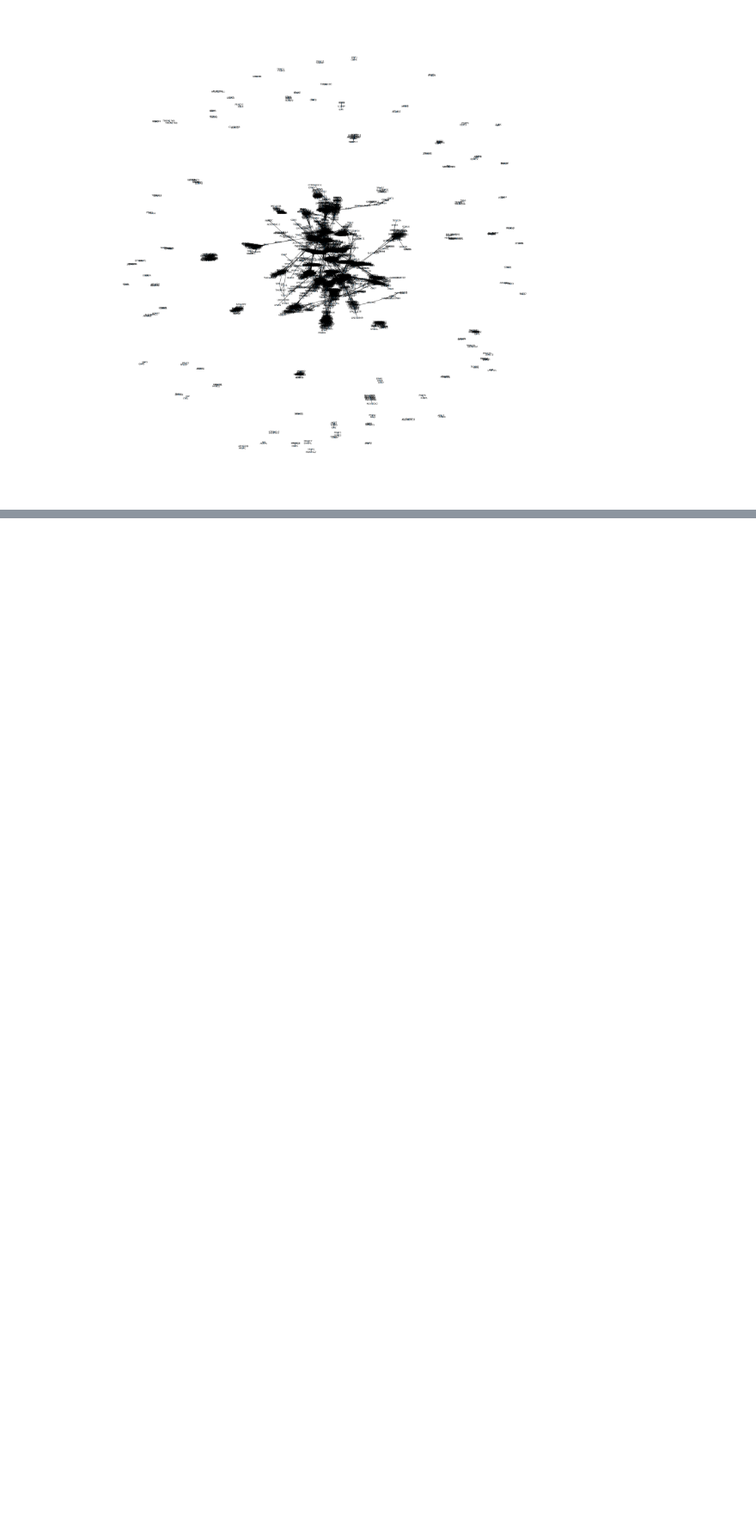
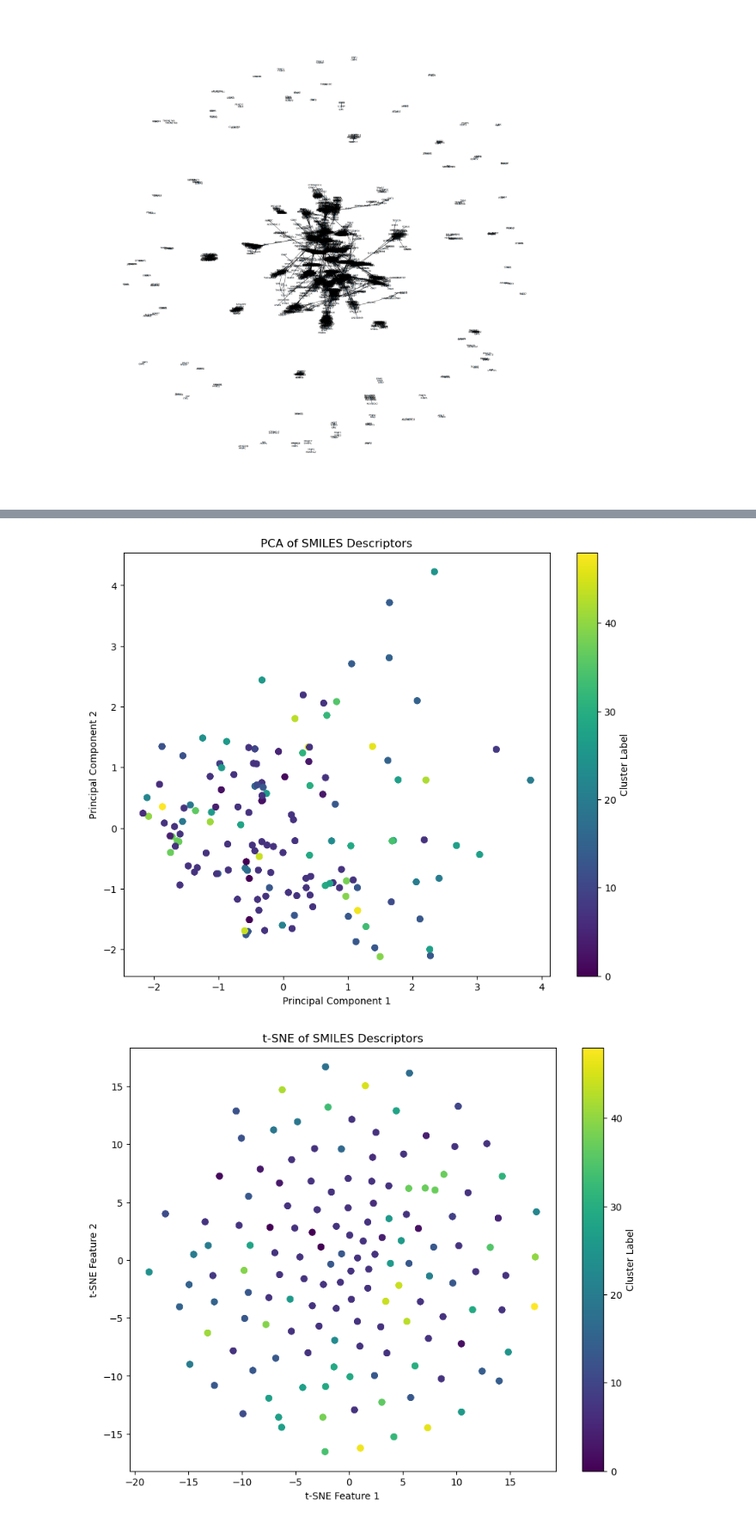
Before and after one commit to F-Sossi/CSS581_Group8_Project_Cell_Pertubations, a Jupyter notebook: Data_exploration.ipynb, the cells around one changed output, grey strips where cells are left out. Shown at 86% size. Saved outputs shown, nothing was run; the diff lists cells and outputs as text; code cells hidden in the pictures; blank space fills up the shorter version.

Commit message:
updated data analysis

```diff
--- a/Data_exploration.ipynb
+++ b/Data_exploration.ipynb
@@ -529,0 +488,18 @@ print(f'Mean Squared Error: {mse}')
+# %%
+#verify the encoder
+import pandas as pd
+tester_data = pd.read_csv('data/tester.csv')
+
+from rdkit import Chem
+from rdkit.Chem import AllChem
+
+def smiles_to_descriptors(smiles, radius=2, nBits=2048):
+    mol = Chem.MolFromSmiles(smiles)
+    if mol is None:
+        return [0] * nBits
+    else:
+        fingerprint = AllChem.GetMorganFingerprintAsBitVect(mol, radius=radius, nBits=nBits)
+        return list(map(int, fingerprint))
+
+tester_data['Descriptors'] = tester_data['SMILES'].apply(smiles_to_descriptors)
+print(tester_data['Descriptors'].head())
@@ -529,0 +627,43 @@ print(f'Mean Squared Error: {mse}')
+# %%
+import matplotlib.pyplot as plt
+from sklearn.decomposition import PCA
+from sklearn.manifold import TSNE
+
+# Fit PCA or t-SNE to reduce the dimensionality of the descriptors to two dimensions
+pca = PCA(n_components=2)
+tsne = TSNE(n_components=2, perplexity=30, n_iter=300)
+
+# Using PCA
+reduced_data_pca = pca.fit_transform(smiles_df.drop(['sm_name', 'Cluster'], axis=1))
+
+# Using t-SNE
+reduced_data_tsne = tsne.fit_transform(smiles_df.drop(['sm_name', 'Cluster'], axis=1))
+
+# Create a new DataFrame for the reduced data
+reduced_df_pca = pd.DataFrame(reduced_data_pca, columns=['PC1', 'PC2'])
+reduced_df_tsne = pd.DataFrame(reduced_data_tsne, columns=['TSNE1', 'TSNE2'])
+
+# Add the cluster information
+reduced_df_pca['Cluster'] = smiles_df['Cluster']
+reduced_df_tsne['Cluster'] = smiles_df['Cluster']
+
+# Plotting PCA results
+plt.figure(figsize=(10, 8))
+plt.scatter(reduced_df_pca['PC1'], reduced_df_pca['PC2'], c=reduced_df_pca['Cluster'], cmap='viridis')
+plt.title('PCA of SMILES Descriptors')
+plt.xlabel('Principal Component 1')
+plt.ylabel('Principal Component 2')
+plt.colorbar(label='Cluster Label')
+plt.show()
+
+# Plotting t-SNE results
+plt.figure(figsize=(10, 8))
+plt.scatter(reduced_df_tsne['TSNE1'], reduced_df_tsne['TSNE2'], c=reduced_df_tsne['Cluster'], cmap='viridis')
+plt.title('t-SNE of SMILES Descriptors')
+plt.xlabel('t-SNE Feature 1')
+plt.ylabel('t-SNE Feature 2')
+plt.colorbar(label='Cluster Label')
+plt.show()
+# %% [output]
+[figure, added]
+[figure, added]
```
Also changed, not shown: parts of 4 cells of this notebook.
